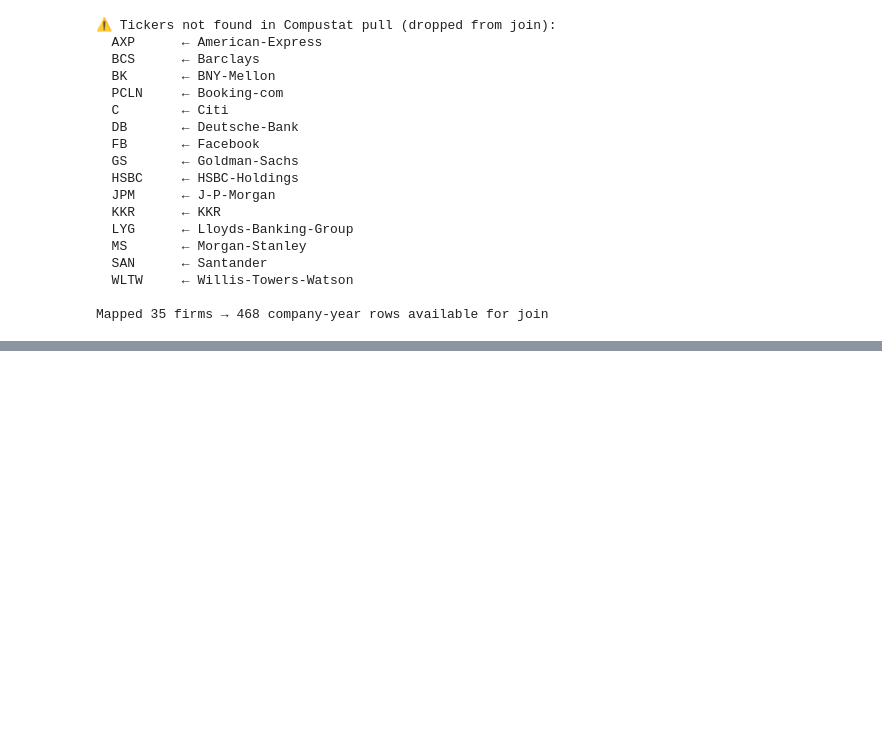
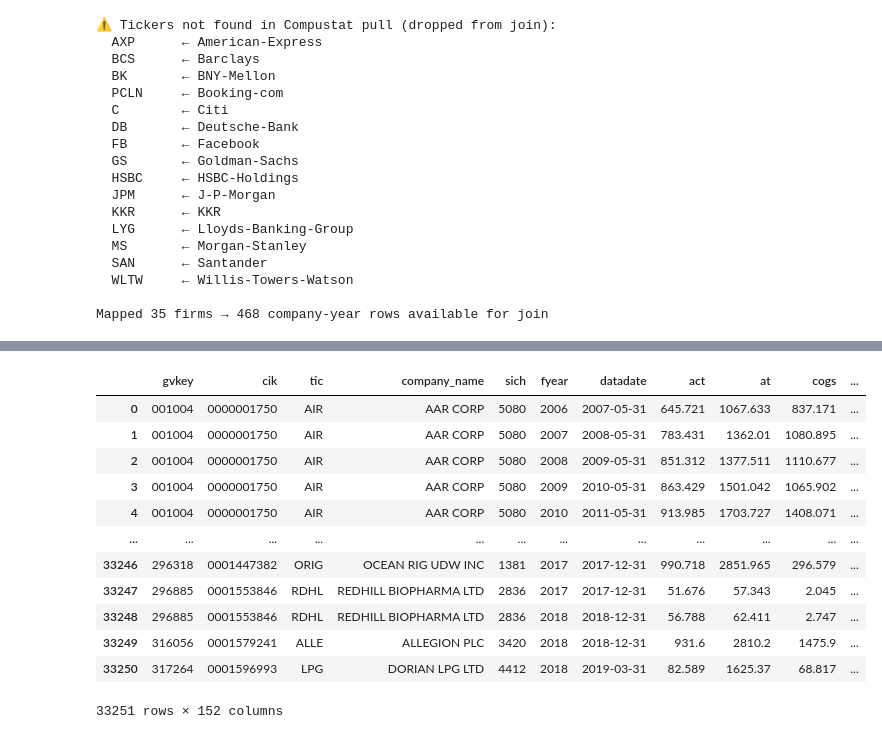
Before and after one commit to jmakk123/MLII-Final, a Jupyter notebook: 00_build_master_dataset.ipynb, the cells around one changed output, grey strips where cells are left out. Drawn from its saved outputs; the diff is of its cells as text; code cells hidden in the pictures; blank space fills up the shorter version.

```diff
--- a/00_build_master_dataset.ipynb
+++ b/00_build_master_dataset.ipynb
@@ -316 +303,17 @@ WORKDAY INC                        2   2017  2018
 5 rows × 159 columns
+# %%
+master_fin
+# %% [output]
+|  | gvkey | cik | tic | company_name | sich | fyear | datadate | act | at | cogs | ... |
+| 0 | 001004 | 0000001750 | AIR | AAR CORP | 5080 | 2006 | 2007-05-31 | 645.721 | 1067.633 | 837.171 | ... |
+| 1 | 001004 | 0000001750 | AIR | AAR CORP | 5080 | 2007 | 2008-05-31 | 783.431 | 1362.01 | 1080.895 | ... |
+| 2 | 001004 | 0000001750 | AIR | AAR CORP | 5080 | 2008 | 2009-05-31 | 851.312 | 1377.511 | 1110.677 | ... |
+| 3 | 001004 | 0000001750 | AIR | AAR CORP | 5080 | 2009 | 2010-05-31 | 863.429 | 1501.042 | 1065.902 | ... |
+| 4 | 001004 | 0000001750 | AIR | AAR CORP | 5080 | 2010 | 2011-05-31 | 913.985 | 1703.727 | 1408.071 | ... |
+| ... | ... | ... | ... | ... | ... | ... | ... | ... | ... | ... | ... |
+| 33246 | 296318 | 0001447382 | ORIG | OCEAN RIG UDW INC | 1381 | 2017 | 2017-12-31 | 990.718 | 2851.965 | 296.579 | ... |
+| 33247 | 296885 | 0001553846 | RDHL | REDHILL BIOPHARMA LTD | 2836 | 2017 | 2017-12-31 | 51.676 | 57.343 | 2.045 | ... |
+| 33248 | 296885 | 0001553846 | RDHL | REDHILL BIOPHARMA LTD | 2836 | 2018 | 2018-12-31 | 56.788 | 62.411 | 2.747 | ... |
+| 33249 | 316056 | 0001579241 | ALLE | ALLEGION PLC | 3420 | 2018 | 2018-12-31 | 931.6 | 2810.2 | 1475.9 | ... |
+| 33250 | 317264 | 0001596993 | LPG | DORIAN LPG LTD | 4412 | 2018 | 2019-03-31 | 82.589 | 1625.37 | 68.817 | ... |
+33251 rows × 152 columns
```
Also changed, not shown: parts of 4 cells of this notebook, 3 other files.
